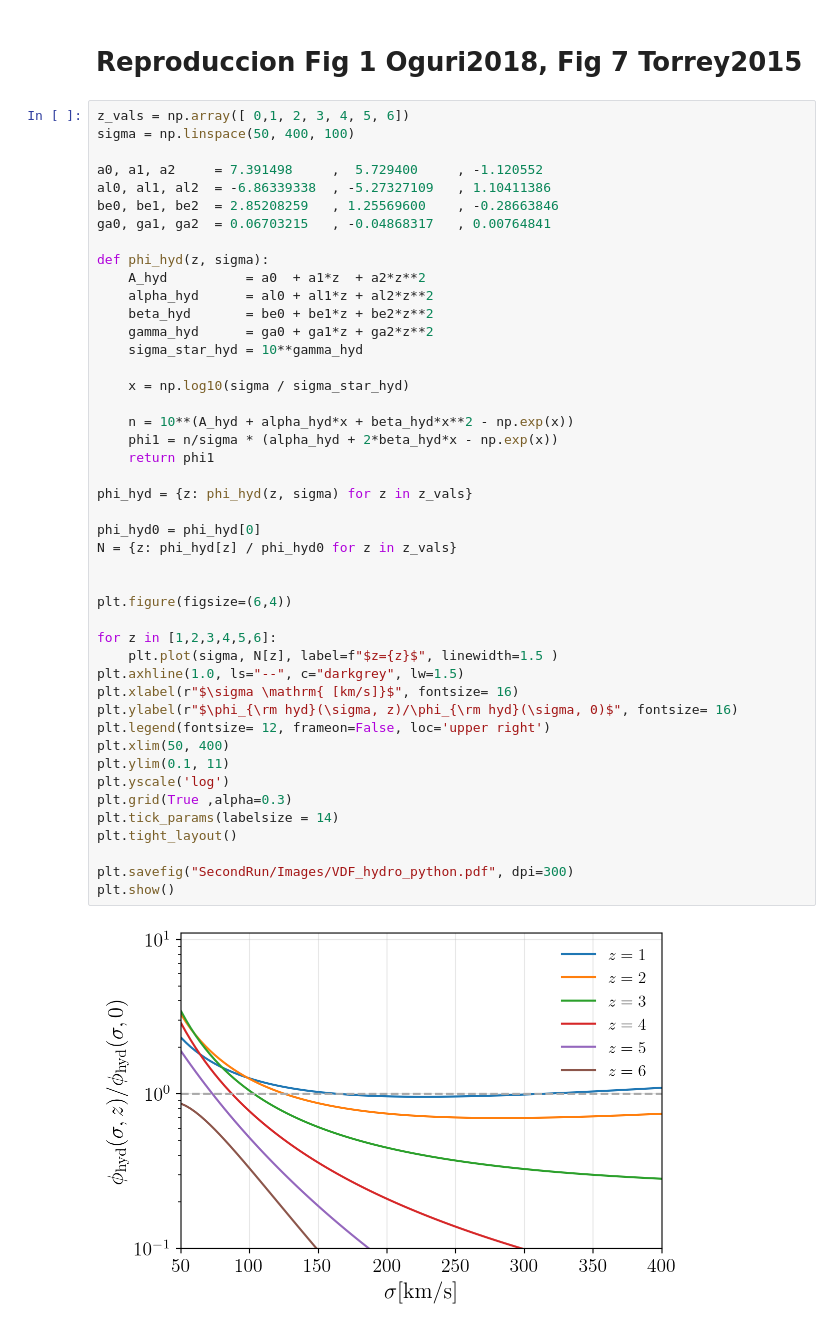
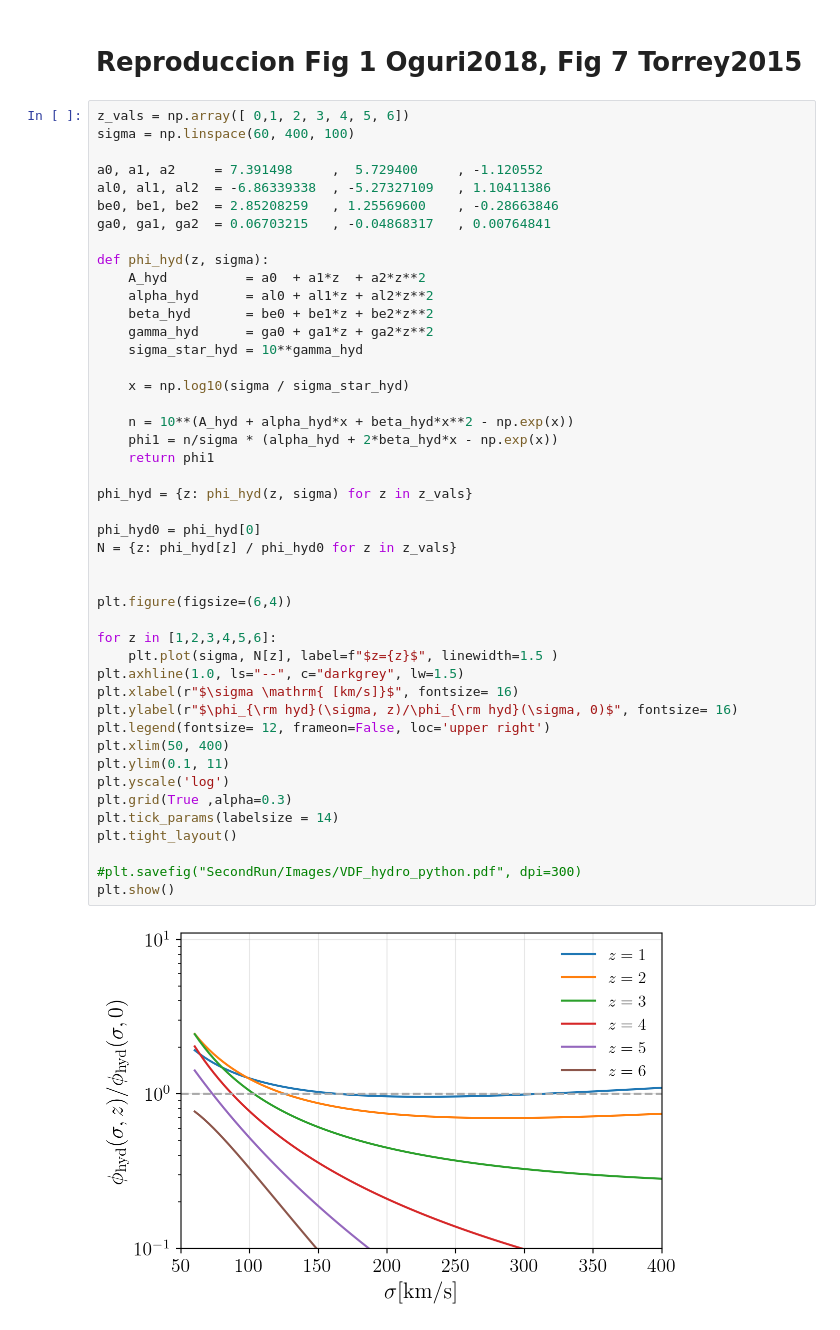
Before and after one commit to juangutimuni/Stronglensing-LISA, a Jupyter notebook: LISA_SL_Rates.ipynb, the cells around one changed output. Saved outputs shown, nothing was run; the diff lists cells and outputs as text.

```diff
--- a/LISA_SL_Rates.ipynb
+++ b/LISA_SL_Rates.ipynb
@@ -1809,7 +1828,7 @@ for file, label_base, title in files:
 # Reproduccion Fig 1 Oguri2018, Fig 7 Torrey2015
 # %%
 z_vals = np.array([ 0,1, 2, 3, 4, 5, 6])
-sigma = np.linspace(50, 400, 100)
+sigma = np.linspace(60, 400, 100)
 
 a0, a1, a2     = 7.391498     ,  5.729400     , -1.120552
 al0, al1, al2  = -6.86339338  , -5.27327109   , 1.10411386
@@ -1825,35 +1844,35 @@ def phi_hyd(z, sigma):
 
     x = np.log10(sigma / sigma_star_hyd)
 
     n = 10**(A_hyd + alpha_hyd*x + beta_hyd*x**2 - np.exp(x))
     phi1 = n/sigma * (alpha_hyd + 2*beta_hyd*x - np.exp(x))
     return phi1
 
 phi_hyd = {z: phi_hyd(z, sigma) for z in z_vals}
 
 phi_hyd0 = phi_hyd[0]
 N = {z: phi_hyd[z] / phi_hyd0 for z in z_vals}
 
 
 plt.figure(figsize=(6,4))
 
 for z in [1,2,3,4,5,6]:
     plt.plot(sigma, N[z], label=f"$z={z}$", linewidth=1.5 )
 plt.axhline(1.0, ls="--", c="darkgrey", lw=1.5)
 plt.xlabel(r"$\sigma \mathrm{ [km/s]}$", fontsize= 16)
 plt.ylabel(r"$\phi_{\rm hyd}(\sigma, z)/\phi_{\rm hyd}(\sigma, 0)$", fontsize= 16)
 plt.legend(fontsize= 12, frameon=False, loc='upper right')
 plt.xlim(50, 400)
 plt.ylim(0.1, 11)
 plt.yscale('log')
 plt.grid(True ,alpha=0.3)
 plt.tick_params(labelsize = 14)
 plt.tight_layout()
 
-plt.savefig("SecondRun/Images/VDF_hydro_python.pdf", dpi=300)
+#plt.savefig("SecondRun/Images/VDF_hydro_python.pdf", dpi=300)
 plt.show()
 # %% [output]
-[figure, old version]
+[figure, new version]
 # %%
 z_vals = np.array([1,3,6])
 lines= ('-','--',':')
```
Also changed, not shown: parts of 7 cells of this notebook.
